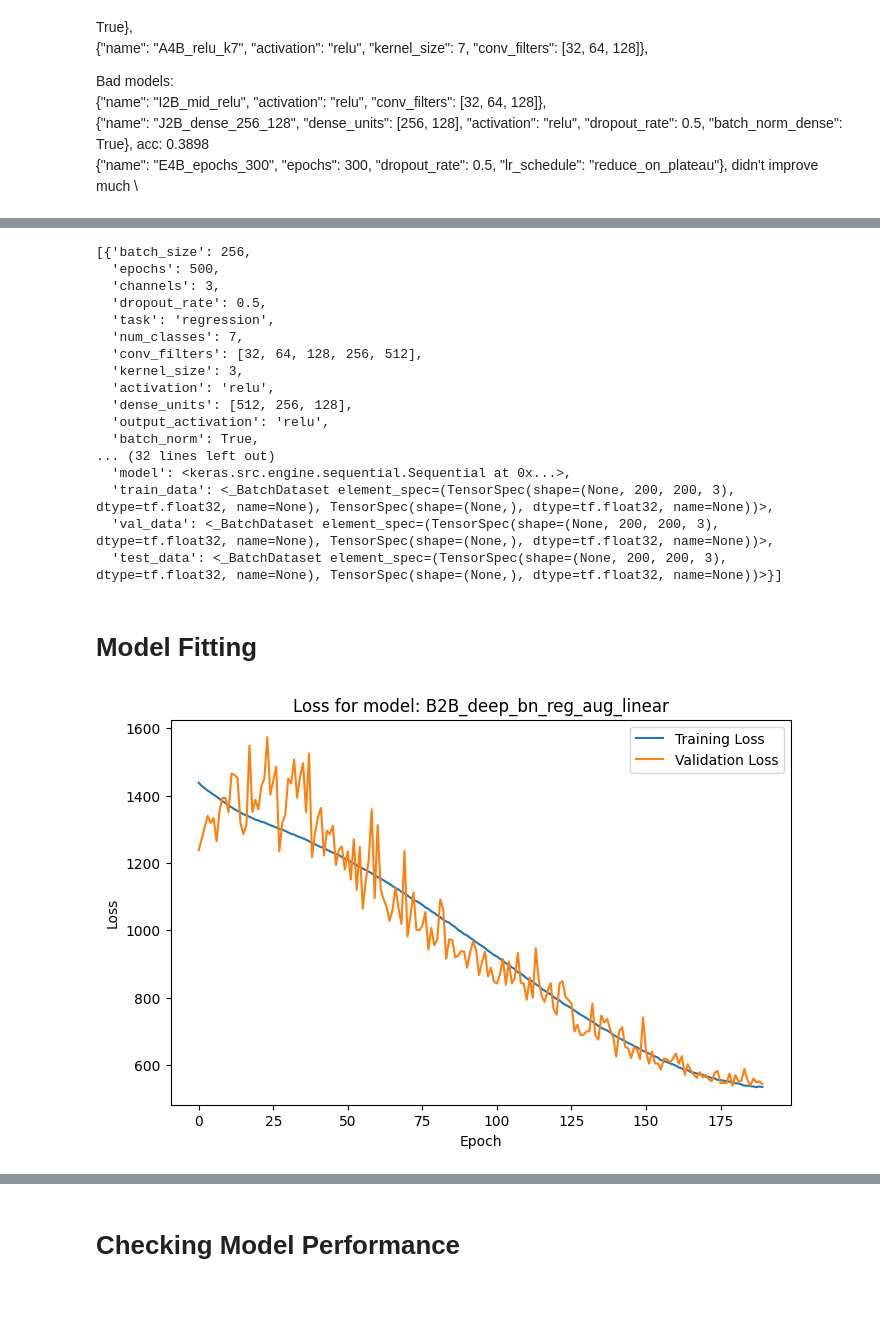
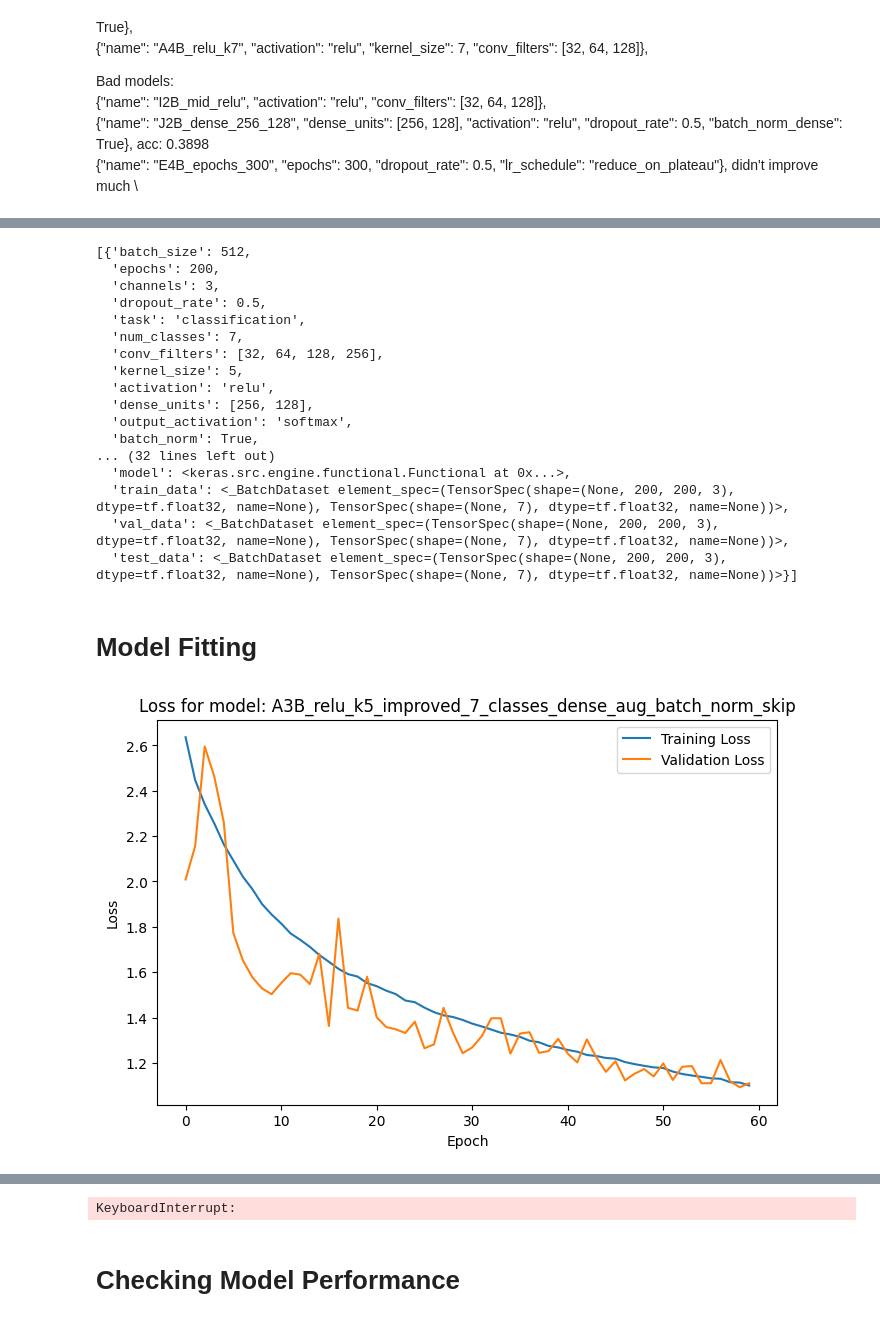
Before and after one commit to MocanuPaulC/DL-assignment, a Jupyter notebook: part_1/training_notebook.ipynb, the cells around one changed output, grey strips where cells are left out. Cells and saved outputs as stored; diff of their text form; code cells hidden in the pictures.

```diff
--- a/part_1/training_notebook.ipynb
+++ b/part_1/training_notebook.ipynb
@@ -400,17 +410,20 @@ config_17=[
 # %%
-config_count = 17
+config_count = 19
+
+# To try to train these again to try to get the same accuracy again.
+#   {"name": "A3B_relu_k5_improved_7_classes_dense_aug_batch_norm_skip", "activation": "relu","kernel_size": 5, "conv_filters": [32, 64, 128, 256],"dense_units":[256,128],"batch_norm": True,"batch_norm_dense": True, "dropout_rate": 0.5,"aug_data":True,"use_skip": True},
+# {"name": "B2B_deep_bn_7_classes_dense_aug_batch_norm_skip", "conv_filters": [32, 64, 128, 256, 512],"dense_units":[512,256,128], "activation": "relu", "dropout_rate": 0.5, "batch_norm": True,"batch_norm_dense": True,"aug_data":True,"use_skip":True},
 
 configs = [
-{"name": "B2B_deep_bn_reg_aug","epochs":500, "l2_reg": 1e-4,"batch_size":256,"batch_norm_dense":True, "conv_filters": [32,64,128,256,512], "dense_units": [512,256,128], "batch_norm": True, "aug_data": True},
-{"name": "B2B_deep_bn_reg_aug_linear", "activation": "linear","epochs":500, "l2_reg": 1e-4,"batch_size":256,"batch_norm_dense":True, "conv_filters": [32,64,128,256,512], "dense_units": [512,256,128], "batch_norm": True, "aug_data": True},
-
+{"name": "A3B_relu_k5_improved_7_classes_dense_aug_batch_norm_skip","task":"classification", "activation": "relu","kernel_size": 5, "conv_filters": [32, 64, 128, 256],"dense_units":[256,128],"batch_norm": True,"batch_norm_dense": True, "dropout_rate": 0.5,"aug_data":True,"use_skip": True},
+{"name": "B2B_deep_bn_7_classes_dense_aug_batch_norm_skip","task":"classification", "conv_filters": [32, 64, 128, 256, 512],"dense_units":[512,256,128], "activation": "relu", "dropout_rate": 0.5, "batch_norm": True,"batch_norm_dense": True,"aug_data":True,"use_skip":True},
 
 ]
 
 
 default_args = {
     "batch_size": 512,
-    "epochs": 120,
+    "epochs": 200,
     "channels": 3,
     "dropout_rate": 0.5,
     "task": "regression",
@@ -419,7 +432,7 @@ default_args = {
     "kernel_size": 3,
     "activation": "relu",
     "dense_units": [128],
-    "output_activation": "relu",
+    "output_activation": "softmax",
     "batch_norm" : False,
     "batch_norm_dense": False,
     "normalize" : True,
@@ -560,23 +573,23 @@ Idx  Train Label              Val Label                Test Label
 # %%
 model_list
 # %% [output]
-[{'batch_size': 256,
-  'epochs': 500,
+[{'batch_size': 512,
+  'epochs': 200,
   'channels': 3,
   'dropout_rate': 0.5,
-  'task': 'regression',
+  'task': 'classification',
   'num_classes': 7,
-  'conv_filters': [32, 64, 128, 256, 512],
-  'kernel_size': 3,
+  'conv_filters': [32, 64, 128, 256],
+  'kernel_size': 5,
   'activation': 'relu',
-  'dense_units': [512, 256, 128],
-  'output_activation': 'relu',
+  'dense_units': [256, 128],
+  'output_activation': 'softmax',
   'batch_norm': True,
 ... (32 lines left out)
-  'model': <keras.src.engine.sequential.Sequential at 0x...>,
-  'train_data': <_BatchDataset element_spec=(TensorSpec(shape=(None, 200, 200, 3), dtype=tf.float32, name=None), TensorSpec(shape=(None,), dtype=tf.float32, name=None))>,
-  'val_data': <_BatchDataset element_spec=(TensorSpec(shape=(None, 200, 200, 3), dtype=tf.float32, name=None), TensorSpec(shape=(None,), dtype=tf.float32, name=None))>,
-  'test_data': <_BatchDataset element_spec=(TensorSpec(shape=(None, 200, 200, 3), dtype=tf.float32, name=None), TensorSpec(shape=(None,), dtype=tf.float32, name=None))>}]
+  'model': <keras.src.engine.functional.Functional at 0x...>,
+  'train_data': <_BatchDataset element_spec=(TensorSpec(shape=(None, 200, 200, 3), dtype=tf.float32, name=None), TensorSpec(shape=(None, 7), dtype=tf.float32, name=None))>,
+  'val_data': <_BatchDataset element_spec=(TensorSpec(shape=(None, 200, 200, 3), dtype=tf.float32, name=None), TensorSpec(shape=(None, 7), dtype=tf.float32, name=None))>,
+  'test_data': <_BatchDataset element_spec=(TensorSpec(shape=(None, 200, 200, 3), dtype=tf.float32, name=None), TensorSpec(shape=(None, 7), dtype=tf.float32, name=None))>}]
 # %% [markdown]
 # Model Fitting
 # %%
@@ -603,7 +616,7 @@ for entry in model_list:
     if entry["task"]!='classification':
         mae_checkpoint = ModelCheckpoint(
             filepath=checkpoint_path,
-            monitor='val_mae',
+            monitor='val_loss',
             save_best_only=True,
             save_weights_only=False,
             verbose=0
@@ -629,33 +642,34 @@ for entry in model_list:
         delay=60  # begin checks after 60 epochs
     )
 
     if entry["task"]=='classification':
-        early_stop_acc = EarlyStopping(
+        early_stop_acc = DelayedEarlyStopping(
             monitor='val_accuracy',
             patience=7,
             verbose=0,
-            restore_best_weights=True
+            restore_best_weights=True,
+            delay=60
         )
         callbacks.append(early_stop_acc)
 
     callbacks.append(early_stop_loss)
     callbacks.append(LiveLossPlot(model_name=model_name))
 
     # Train model
     history = entry['model'].fit(
         entry['train_data'],
         validation_data=entry['val_data'],
         epochs=entry['epochs'],
         batch_size=entry['batch_size'],
         verbose=1,
         callbacks=callbacks
     )
 
     # Save training history in entry
     entry['history'] = history.history
     entry['best_model_path'] = checkpoint_path
     df_model_summary = pd.DataFrame([
     {k: v for k, v in entry.items() if k not in ['model', 'train_data', 'val_data','test_data']} for entry in model_list])
     df_model_summary.to_csv(f"regr_model_summary_config_{config_count}.csv", index=False)
 # %% [output]
-[figure, old version]
+[figure, new version]
@@ -663,3 +678,4 @@ for entry in model_list:
+KeyboardInterrupt:
 # %% [markdown]
 # Checking Model Performance
 # %%
```
Also changed, not shown: parts of 9 cells of this notebook, 6 other files.
